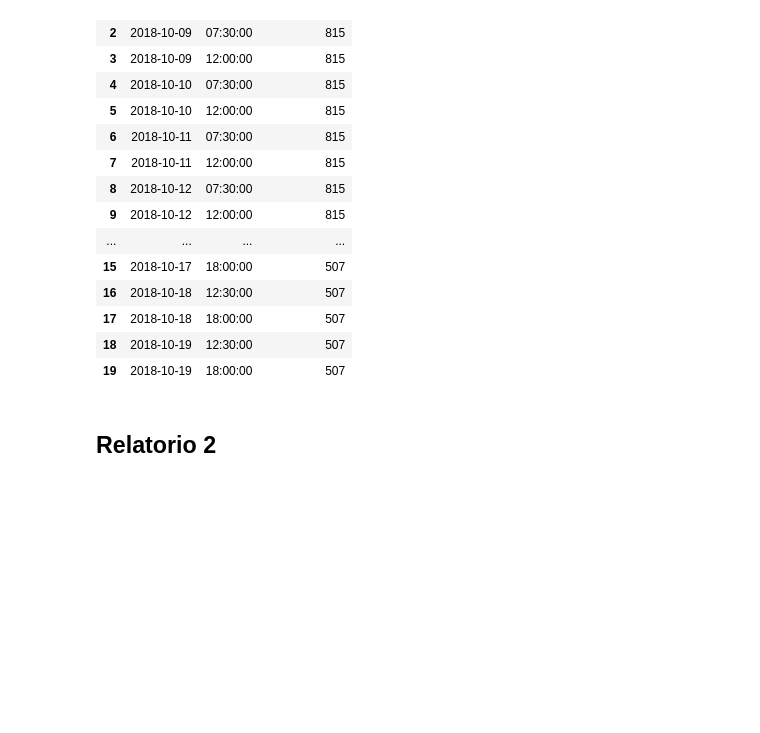
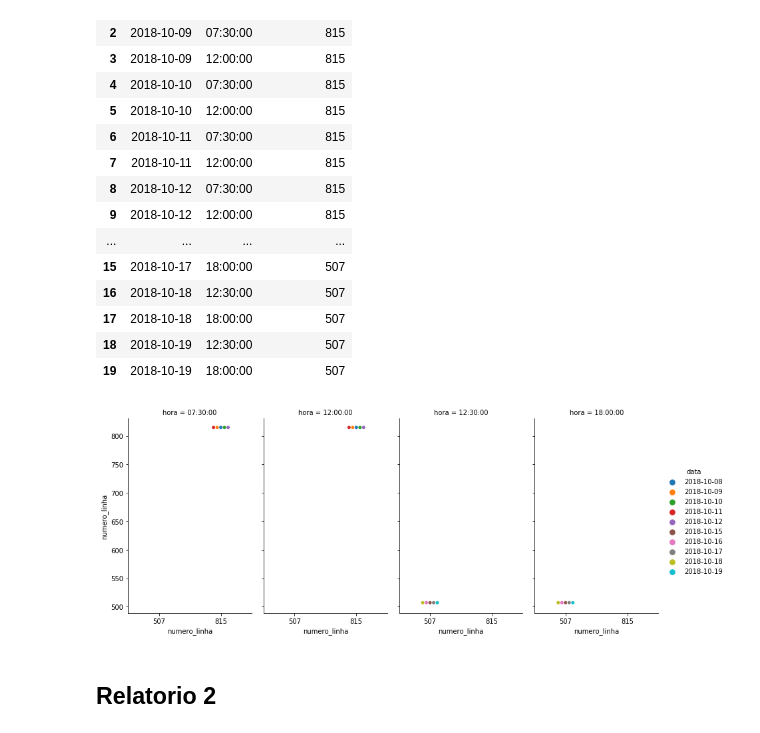
Before and after one commit to qr-bus/trab01, a Jupyter notebook: arquivos/Qr-bus.ipynb, the cells around one changed output. Drawn from its saved outputs; the diff is of its cells as text; code cells hidden in the pictures; blank space fills up the shorter version.

```diff
--- a/arquivos/Qr-bus.ipynb
+++ b/arquivos/Qr-bus.ipynb
@@ -37,6 +41,14 @@ relatorio_historico
 | 17 | 2018-10-18 | 18:00:00 | 507 |
 | 18 | 2018-10-19 | 12:30:00 | 507 |
 | 19 | 2018-10-19 | 18:00:00 | 507 |
+# %%
+df = pd.DataFrame(relatorio_historico)
+sns.catplot(x="numero_linha", y="numero_linha", hue = "data",
+            col="hora", aspect=.6,
+            kind="swarm", data=df);
+plt.show()
+# %% [output]
+[figure, added]
 # %% [markdown]
 ## Relatorio 2
 # %% [markdown]
```
Also changed, not shown: parts of 4 cells of this notebook.
